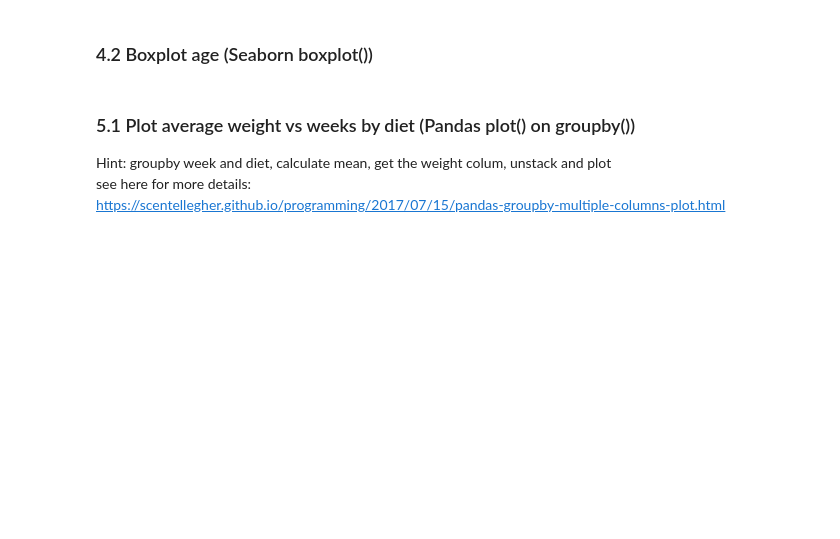
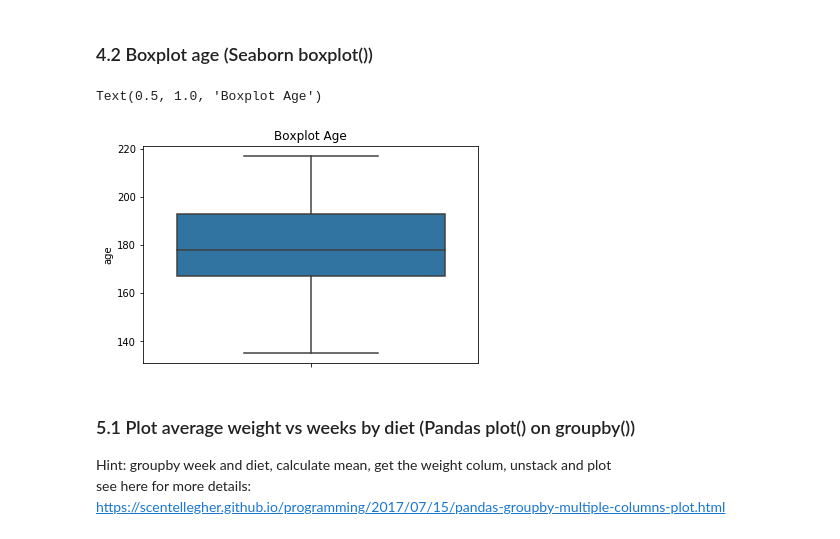
Before and after one commit to rahianIslam/Data-Visualization, a Jupyter notebook: chicken.ipynb, the cells around one changed output. Saved outputs shown, nothing was run; the diff lists cells and outputs as text; code cells hidden in the pictures; blank space fills up the shorter version.

```diff
--- a/chicken.ipynb
+++ b/chicken.ipynb
@@ -51,6 +111,11 @@ import seaborn as sns
 ### 4.2 Boxplot age (Seaborn boxplot())
 # %%
 # Your solution goes here
+sns.boxplot(y = 'age', data = chicken)
+plt.title('Boxplot Age')
+# %% [output]
+Text(0.5, 1.0, 'Boxplot Age')
+[figure, added]
 # %% [markdown]
 ### 5.1 Plot average weight vs weeks by diet (Pandas plot() on groupby())
 Hint: groupby week and diet, calculate mean, get the weight colum, unstack and plot
```
Also changed, not shown: parts of 18 cells of this notebook.
